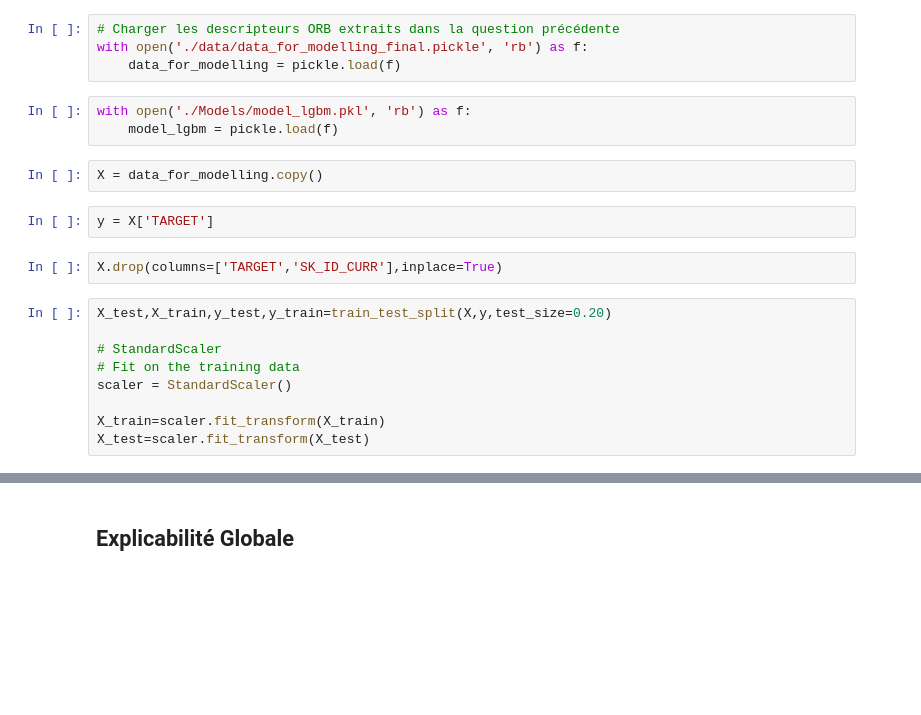
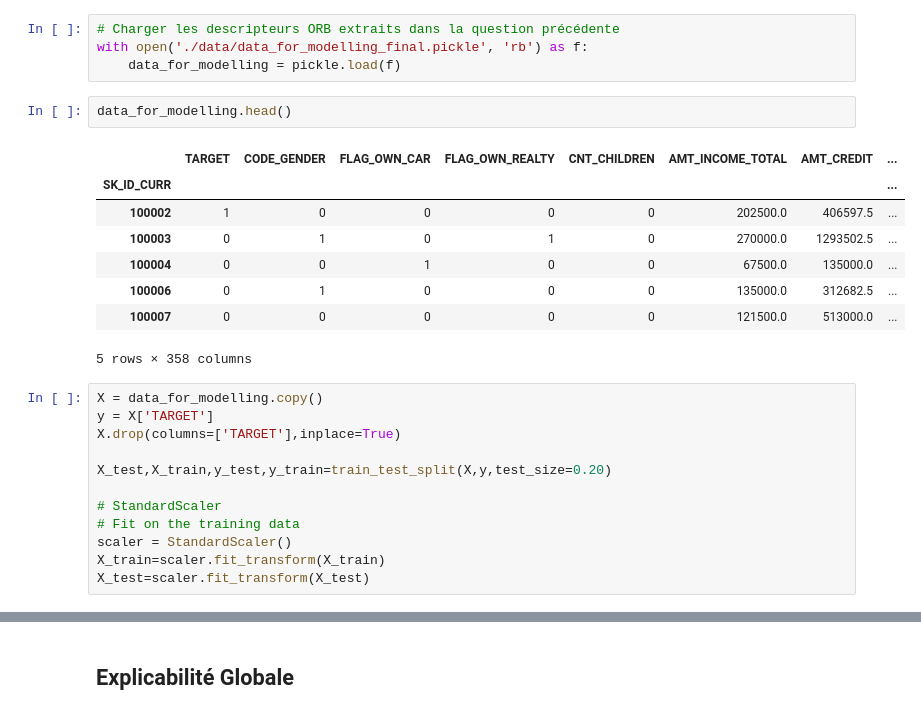
Before and after one commit to GohouD/P7-CreditScoring, a Jupyter notebook: Danon_Gohou_2_FeaturesImportance_062023.ipynb, the cells around one changed output, grey strips where cells are left out. Cells and saved outputs as stored; diff of their text form; blank space fills up the shorter version.

```diff
--- a/Danon_Gohou_2_FeaturesImportance_062023.ipynb
+++ b/Danon_Gohou_2_FeaturesImportance_062023.ipynb
@@ -109,21 +116,26 @@ mlflow.start_run(run_name='Features Importance')
 # Charger les descripteurs ORB extraits dans la question précédente
 with open('./data/data_for_modelling_final.pickle', 'rb') as f:
     data_for_modelling = pickle.load(f)
-# %%
-with open('./Models/model_lgbm.pkl', 'rb') as f:
-    model_lgbm = pickle.load(f)
-# %%
-X = data_for_modelling.copy()
-# %%
-y = X['TARGET']
-# %%
-X.drop(columns=['TARGET','SK_ID_CURR'],inplace=True)
+# %%
+data_for_modelling.head()
+# %% [output]
+|  | TARGET | CODE_GENDER | FLAG_OWN_CAR | FLAG_OWN_REALTY | CNT_CHILDREN | AMT_INCOME_TOTAL | AMT_CREDIT | ... |
+| SK_ID_CURR |  |  |  |  |  |  |  | ... |
+| 100002 | 1 | 0 | 0 | 0 | 0 | 202500.0 | 406597.5 | ... |
+| 100003 | 0 | 1 | 0 | 1 | 0 | 270000.0 | 1293502.5 | ... |
+| 100004 | 0 | 0 | 1 | 0 | 0 | 67500.0 | 135000.0 | ... |
+| 100006 | 0 | 1 | 0 | 0 | 0 | 135000.0 | 312682.5 | ... |
+| 100007 | 0 | 0 | 0 | 0 | 0 | 121500.0 | 513000.0 | ... |
+5 rows × 358 columns
 # %%
+X = data_for_modelling.copy()
+y = X['TARGET']
+X.drop(columns=['TARGET'],inplace=True)
+
 X_test,X_train,y_test,y_train=train_test_split(X,y,test_size=0.20)
 
 # StandardScaler
 # Fit on the training data
 scaler = StandardScaler()
-
 X_train=scaler.fit_transform(X_train)
 X_test=scaler.fit_transform(X_test)
```
Also changed, not shown: parts of 12 cells of this notebook.
